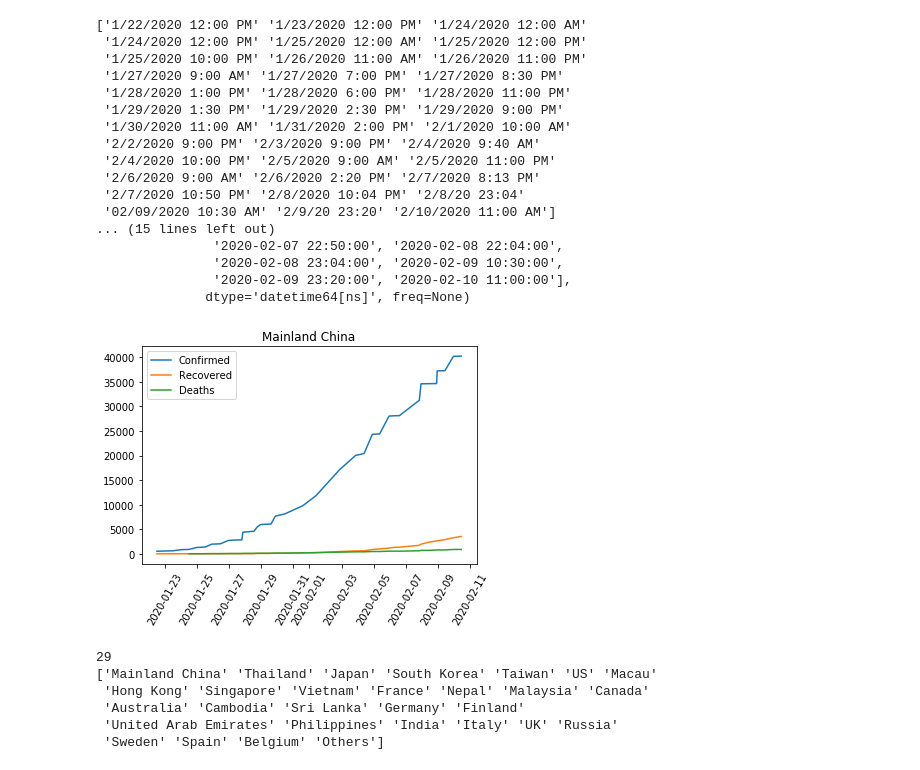
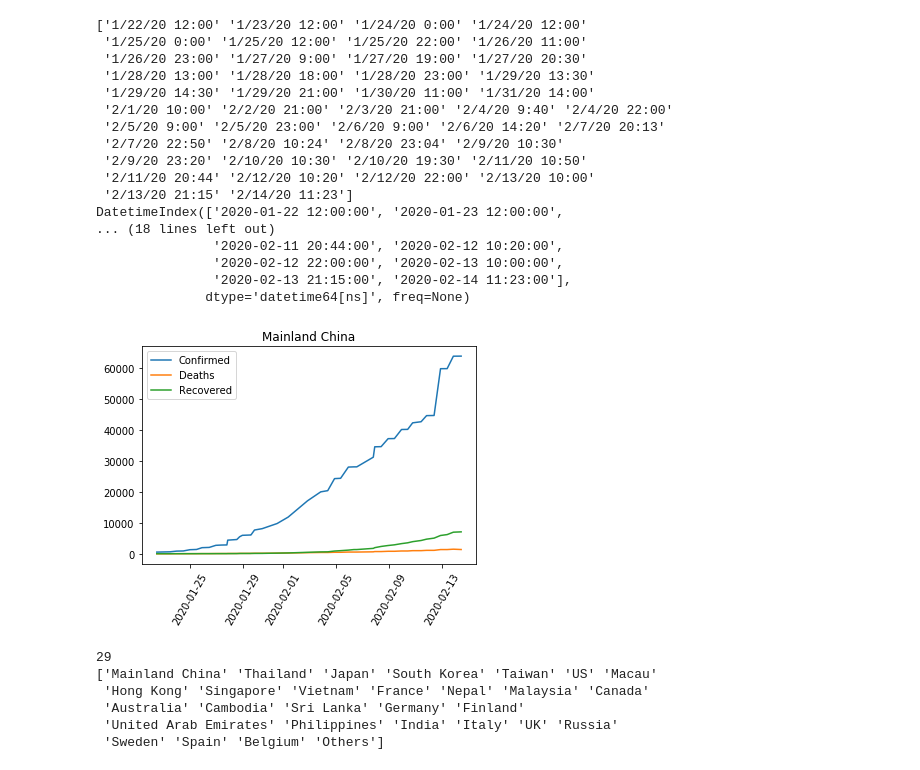
Before and after one commit to msarnacki/coronavirus-2019-nCoV, a Jupyter notebook: main.ipynb, the cells around one changed output. Drawn from its saved outputs; the diff is of its cells as text; code cells hidden in the pictures.

Commit message:
updated creating plot for china

```diff
--- a/main.ipynb
+++ b/main.ipynb
@@ -35,9 +35,9 @@ def read_time_series_csv(url, save, file_name):
 
     return df_ts
 # %%
-url_confirmed = "https://raw.githubusercontent.com/CSSEGISandData/COVID-19/master/time_series/time_series_2019-ncov-Confirmed.csv"
-url_deaths = "https://raw.githubusercontent.com/CSSEGISandData/COVID-19/master/time_series/time_series_2019-ncov-Deaths.csv"
-url_recovered = "https://raw.githubusercontent.com/CSSEGISandData/COVID-19/master/time_series/time_series_2019-ncov-Recovered.csv"
+url_confirmed = "https://raw.githubusercontent.com/CSSEGISandData/COVID-19/master/archived_data/time_series/time_series_2019-ncov-Confirmed.csv"
+url_deaths = "https://raw.githubusercontent.com/CSSEGISandData/COVID-19/master/archived_data/time_series/time_series_2019-ncov-Deaths.csv"
+url_recovered = "https://raw.githubusercontent.com/CSSEGISandData/COVID-19/master/archived_data/time_series/time_series_2019-ncov-Recovered.csv"
 # %%
 df_confirmed = read_time_series_csv(url_confirmed, True, "COVID19-Confirmed.xlsx")
 df_deaths = read_time_series_csv(url_deaths, True, "COVID19-Deaths.xlsx")
@@ -55,8 +77,8 @@ Shape of dataframe: (4, 1)
 # %%
-#
-china_confirmed_series = ts_df_list[1][ts_df_list[1]['Country/Region']=="Mainland China"].iloc[:,5:].sum(axis=0)
-china_recovered_series = ts_df_list[2][ts_df_list[2]['Country/Region']=="Mainland China"].iloc[:,5:].sum(axis=0)
-china_deaths_series = ts_df_list[3][ts_df_list[3]['Country/Region']=="Mainland China"].iloc[:,5:].sum(axis=0)
-#print(china_confirmed_series)
+china_confirmed = df_confirmed[df_confirmed['Country/Region']=="Mainland China"].iloc[:,5:].sum(axis=0)
+china_deaths = df_deaths[df_deaths['Country/Region']=="Mainland China"].iloc[:,5:].sum(axis=0)
+china_recovered = df_recovered[df_recovered['Country/Region']=="Mainland China"].iloc[:,5:].sum(axis=0)
+
+print(china_confirmed)
 #print(china_recovered_series)
 #print(china_deaths_series)
@@ -63,45 +103,45 @@ china_deaths_series = ts_df_list[3][ts_df_list[3]['Country/Region']=="Mainland C
 # %%
-dates_0 = china_confirmed_series.index.values
-dates_1 = china_recovered_series.index.values
-dates_2 = china_deaths_series.index.values
+dates_confirmed = china_confirmed.index.values
+dates_deaths = china_deaths.index.values
+dates_recovered = china_recovered.index.values
 
-print(dates_0)
+print(dates_confirmed)
 #print(dates_1)
 #print(dates_2)
 
-dates_datetime_0 = pd.to_datetime(dates_0, infer_datetime_format=True)
-dates_datetime_1 = pd.to_datetime(dates_1, infer_datetime_format=True)
-dates_datetime_2 = pd.to_datetime(dates_2, infer_datetime_format=True)
+dates_datetime_confirmed = pd.to_datetime(dates_confirmed, infer_datetime_format=True)
+dates_datetime_deaths = pd.to_datetime(dates_deaths, infer_datetime_format=True)
+dates_datetime_recovered = pd.to_datetime(dates_recovered, infer_datetime_format=True)
 
-print(dates_datetime_0)
+print(dates_datetime_confirmed)
 # %% [output]
-['1/22/2020 12:00 PM' '1/23/2020 12:00 PM' '1/24/2020 12:00 AM'
- '1/24/2020 12:00 PM' '1/25/2020 12:00 AM' '1/25/2020 12:00 PM'
- '1/25/2020 10:00 PM' '1/26/2020 11:00 AM' '1/26/2020 11:00 PM'
- '1/27/2020 9:00 AM' '1/27/2020 7:00 PM' '1/27/2020 8:30 PM'
- '1/28/2020 1:00 PM' '1/28/2020 6:00 PM' '1/28/2020 11:00 PM'
- '1/29/2020 1:30 PM' '1/29/2020 2:30 PM' '1/29/2020 9:00 PM'
- '1/30/2020 11:00 AM' '1/31/2020 2:00 PM' '2/1/2020 10:00 AM'
- '2/2/2020 9:00 PM' '2/3/2020 9:00 PM' '2/4/2020 9:40 AM'
- '2/4/2020 10:00 PM' '2/5/2020 9:00 AM' '2/5/2020 11:00 PM'
- '2/6/2020 9:00 AM' '2/6/2020 2:20 PM' '2/7/2020 8:13 PM'
- '2/7/2020 10:50 PM' '2/8/2020 10:04 PM' '2/8/20 23:04'
- '02/09/2020 10:30 AM' '2/9/20 23:20' '2/10/2020 11:00 AM']
-... (15 lines left out)
-               '2020-02-07 22:50:00', '2020-02-08 22:04:00',
-               '2020-02-08 23:04:00', '2020-02-09 10:30:00',
-               '2020-02-09 23:20:00', '2020-02-10 11:00:00'],
+['1/22/20 12:00' '1/23/20 12:00' '1/24/20 0:00' '1/24/20 12:00'
+ '1/25/20 0:00' '1/25/20 12:00' '1/25/20 22:00' '1/26/20 11:00'
+ '1/26/20 23:00' '1/27/20 9:00' '1/27/20 19:00' '1/27/20 20:30'
+ '1/28/20 13:00' '1/28/20 18:00' '1/28/20 23:00' '1/29/20 13:30'
+ '1/29/20 14:30' '1/29/20 21:00' '1/30/20 11:00' '1/31/20 14:00'
+ '2/1/20 10:00' '2/2/20 21:00' '2/3/20 21:00' '2/4/20 9:40' '2/4/20 22:00'
+ '2/5/20 9:00' '2/5/20 23:00' '2/6/20 9:00' '2/6/20 14:20' '2/7/20 20:13'
+ '2/7/20 22:50' '2/8/20 10:24' '2/8/20 23:04' '2/9/20 10:30'
+ '2/9/20 23:20' '2/10/20 10:30' '2/10/20 19:30' '2/11/20 10:50'
+ '2/11/20 20:44' '2/12/20 10:20' '2/12/20 22:00' '2/13/20 10:00'
+ '2/13/20 21:15' '2/14/20 11:23']
+DatetimeIndex(['2020-01-22 12:00:00', '2020-01-23 12:00:00',
+... (18 lines left out)
+               '2020-02-11 20:44:00', '2020-02-12 10:20:00',
+               '2020-02-12 22:00:00', '2020-02-13 10:00:00',
+               '2020-02-13 21:15:00', '2020-02-14 11:23:00'],
               dtype='datetime64[ns]', freq=None)
 # %%
 #something for converting datetime for x axis
 from pandas.plotting import register_matplotlib_converters
 register_matplotlib_converters()
 # %%
-plt.plot(dates_datetime_0, china_confirmed_series, dates_datetime_1, china_recovered_series, dates_datetime_2, china_deaths_series)
+plt.plot(dates_datetime_confirmed, china_confirmed, dates_datetime_deaths, china_deaths, dates_datetime_recovered, china_recovered)
 plt.xticks(rotation=60)
-plt.legend(['Confirmed', 'Recovered', 'Deaths'])
+plt.legend(['Confirmed', 'Deaths', 'Recovered'])
 plt.title("Mainland China")
 plt.savefig("img/china.png",bbox_inches='tight')
 # %% [output]
-[figure, old version]
+[figure, new version]
 # %%
```
Also changed, not shown: parts of 5 cells of this notebook, 4 other files.
